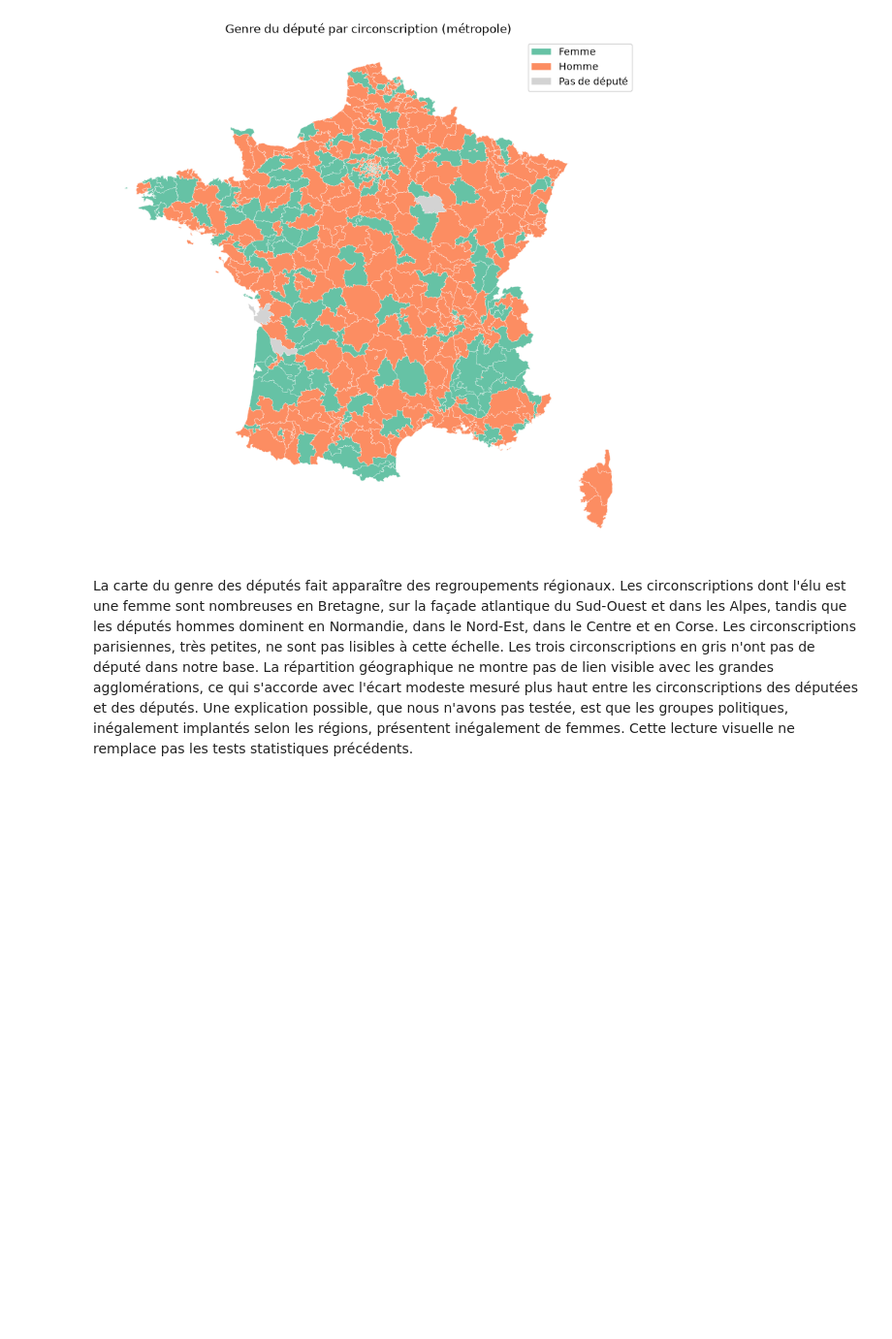
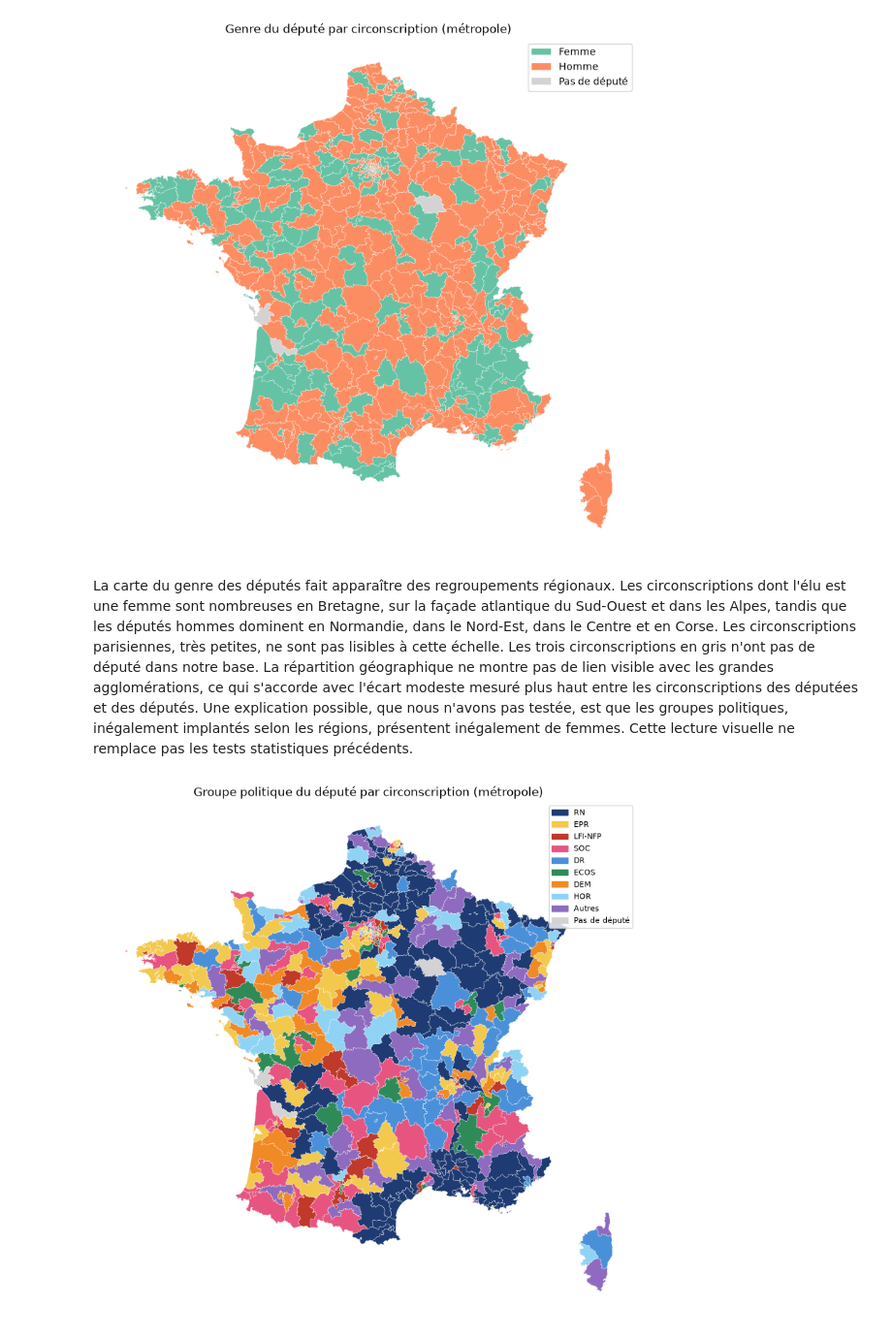
Before and after one commit to leanagzl/Python-pour-la-data-science-S1, a Jupyter notebook: rapport.ipynb, the cells around one changed output. Shown at 97% size. Cells and saved outputs as stored; diff of their text form; code cells hidden in the pictures; blank space fills up the shorter version.

Commit message:
Carte des groupes politiques et profil des circonscriptions par groupe

```diff
--- a/rapport.ipynb
+++ b/rapport.ipynb
@@ -267,3 +267,10 @@ carte_genre(carte);
 [figure]
 # %% [markdown]
 La carte du genre des députés fait apparaître des regroupements régionaux. Les circonscriptions dont l'élu est une femme sont nombreuses en Bretagne, sur la façade atlantique du Sud-Ouest et dans les Alpes, tandis que les députés hommes dominent en Normandie, dans le Nord-Est, dans le Centre et en Corse. Les circonscriptions parisiennes, très petites, ne sont pas lisibles à cette échelle. Les trois circonscriptions en gris n'ont pas de député dans notre base. La répartition géographique ne montre pas de lien visible avec les grandes agglomérations, ce qui s'accorde avec l'écart modeste mesuré plus haut entre les circonscriptions des députées et des députés. Une explication possible, que nous n'avons pas testée, est que les groupes politiques, inégalement implantés selon les régions, présentent inégalement de femmes. Cette lecture visuelle ne remplace pas les tests statistiques précédents.
+# %%
+from cartes import preparer_carte, carte_groupes
+
+carte = preparer_carte()
+carte_groupes(carte);
+# %% [output]
+[figure, added]
```
Also changed, not shown: parts of 3 cells of this notebook, 2 other files.
